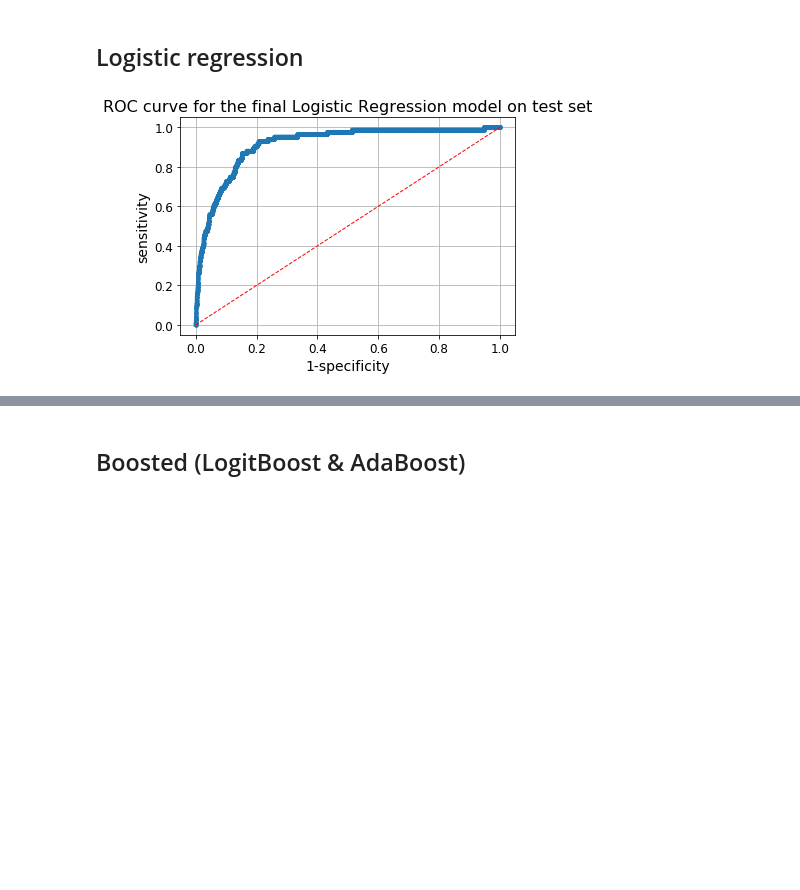
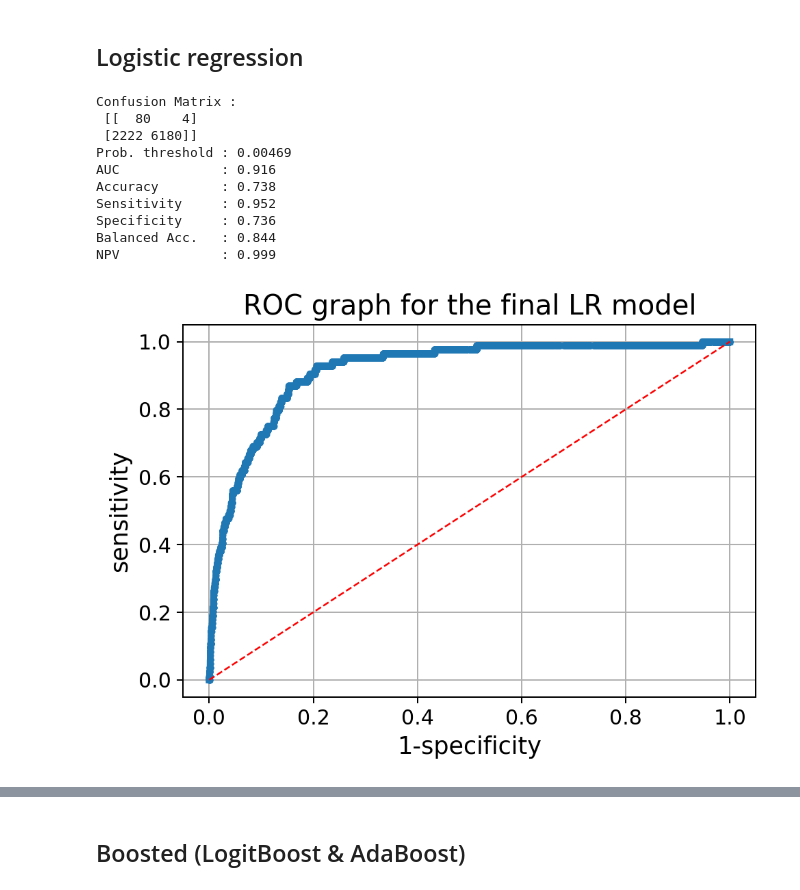
Before and after one commit to Yu-Group/clinical-rule-vetting, a Jupyter notebook: rulevetting/projects/tbi_pecarn/notebooks/01_fit_interpretable_models.ipynb, the cells around one changed output, grey strips where cells are left out. Drawn from its saved outputs; the diff is of its cells as text; code cells hidden in the pictures; blank space fills up the shorter version.

Commit message:
predict_and_save wrapped / LR made into function

```diff
--- a/rulevetting/projects/tbi_pecarn/notebooks/01_fit_interpretable_models.ipynb
+++ b/rulevetting/projects/tbi_pecarn/notebooks/01_fit_interpretable_models.ipynb
@@ -209,43 +228,61 @@ Balanced Acc.   : 0.774
 ## Logistic regression
 # %%
 
-lamb_vec = [0.001, 0.01, 0.1, 1, 2, 5, 10]
+def fit_eval_lr(X_train, y_train, X_tune, y_tune, title_str):
 
-# Now fitting logistic regression
-logreg_model = LogisticRegression(solver='liblinear', random_state = 0).fit(X_train, y_train)
-roc_auc_score(y_train, logreg_model.predict_proba(X_train)[:, 1])  # Train AUC : 0.9513
+    lamb_vec = [0.05, 0.1, 0.2, 0.4, 0.7, 1, 1.3]
 
-# Tuning logistic regression
-roc_tune = []
-acc_tune = []
+    # Now fitting logistic regression
+    logreg_model = LogisticRegression(solver='liblinear', random_state = 0).fit(X_train, y_train)
+    roc_auc_score(y_train, logreg_model.predict_proba(X_train)[:, 1])  # Train AUC : 0.9513
 
-for lamb in lamb_vec :
-    logreg_model = LogisticRegression(solver='liblinear', random_state = 0, C = lamb).fit(X_train, y_train)
-    roc_tune.append(roc_auc_score(y_tune, logreg_model.predict_proba(X_tune)[:, 1]))
-    acc_tune.append(logreg_model.score(X_tune, y_tune))
+    # Tuning logistic regression
+    roc_tune = []
+    acc_tune = []
 
-np.around(roc_tune, 5) # [0.90894, 0.91271, 0.91609, 0.91635, 0.91627, 0.91622, 0.91627]
-np.around(acc_tune, 5) # [0.98376, 0.98629, 0.9871 , 0.98687, 0.98687, 0.98687, 0.98687]
+    for lamb in lamb_vec :
+        logreg_model = LogisticRegression(solver='liblinear', random_state = 0, C = lamb).fit(X_train, y_train)
+        roc_tune.append(roc_auc_score(y_tune, logreg_model.predict_proba(X_tune)[:, 1]))
+        acc_tune.append(logreg_model.score(X_tune, y_tune))
 
-best_lamb = lamb_vec[np.argmax(np.array(roc_tune))]
+    np.around(roc_tune, 5) # [0.90894, 0.91271, 0.91609, 0.91635, 0.91627, 0.91622, 0.91627]
+    np.around(acc_tune, 5) # [0.98376, 0.98629, 0.9871 , 0.98687, 0.98687, 0.98687, 0.98687]
 
-'''
-# Using 1 as final regularization
-logreg_model = LogisticRegression(solver='liblinear', random_state = 0, C = lamb).fit(pd.concat([X_train, X_tune], axis = 0),
-                                                                                      np.hstack((y_train, y_tune)))
-print(roc_auc_score(y_simp_test, logreg_model.predict_proba(X_simp_test)[:, 1]))  # 0.94451
-print(logreg_model.score(X_simp_test, y_simp_test))  # 0.98583
-'''
+    best_lamb = lamb_vec[np.argmax(np.array(roc_tune))]
 
-# Plot for the best result of tuning
-logreg_model = LogisticRegression(solver='liblinear', random_state = 0, C = best_lamb).fit(X_train, y_train)
-validation.all_stats_curve(y_tune, logreg_model.predict_proba(X_tune)[:, 1], plot = True)
-plt.title('ROC curve for the final Logistic Regression model on test set')
-plt.show()
+    '''
+    # Using 1 as final regularization
+    logreg_model = LogisticRegression(solver='liblinear', random_state = 0, C = lamb).fit(pd.concat([X_train, X_tune], axis = 0),
+                                                                                          np.hstack((y_train, y_tune)))
+    print(roc_auc_score(y_simp_test, logreg_model.predict_proba(X_simp_test)[:, 1]))  # 0.94451
+    print(logreg_model.score(X_simp_test, y_simp_test))  # 0.98583
+    '''
 
-#print(roc_auc_score(y_tune, logreg_model.predict_proba(X_tune)[:, 1]))  # 0.86971
-#print(logreg_model.score(X_tune, y_tune))   # 0.98998
-#print(classification_report(y_tune, logreg_model.predict(X_tune)))
-predict_stats(y_tune, logreg_model.predict_proba(X_tune)[:, 1])
+
+
+    # With the best lambda
+    logreg_model = LogisticRegression(solver='liblinear', random_state = 0, C = best_lamb).fit(X_train, y_train)
+
+    # statistics update
+    stats = predict_stats(y_tune, logreg_model.predict_proba(X_tune)[:, 1])
+    stats['lambda'] = best_lamb
+
+    plt.title(title_str)
+    plt.show()
+
+    return (model, stats)
+
+# Run logistic regression
+fit_eval_lr(X_train, y_train, X_tune, y_tune, 'ROC graph for the final LR model')
 # %% [output]
+Confusion Matrix :
+ [[  80    4]
+ [2222 6180]]
+Prob. threshold : 0.00469
+AUC             : 0.916
+Accuracy        : 0.738
+Sensitivity     : 0.952
+Specificity     : 0.736
+Balanced Acc.   : 0.844
+NPV             : 0.999
-[figure, old version]
+[figure, new version]
```
Also changed, not shown: parts of 6 cells of this notebook.
